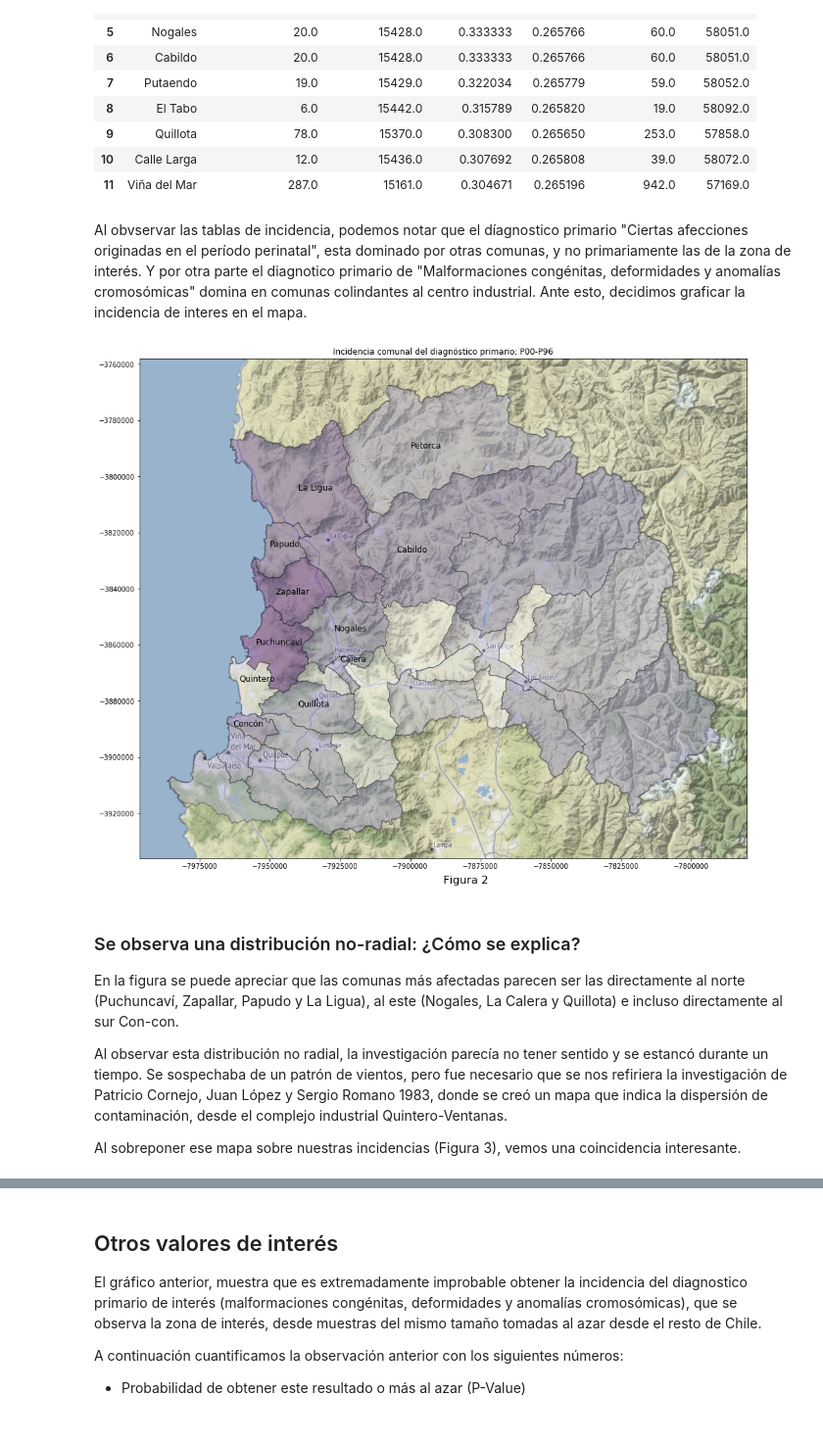
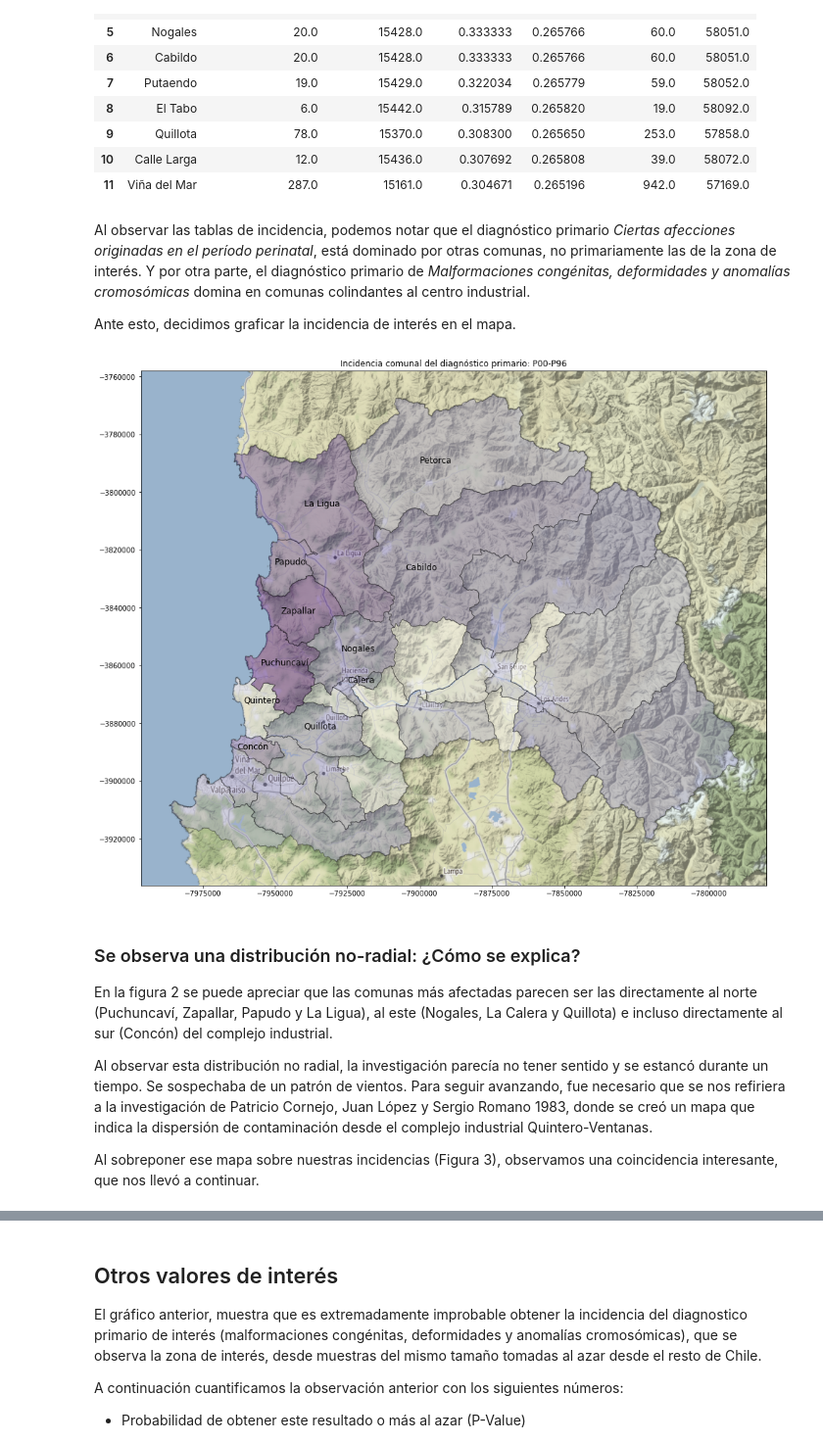
Before and after one commit to verasativa/zonacritica, a Jupyter notebook: readme.ipynb, the cells around one changed output, grey strips where cells are left out. Shown at 98% size. Drawn from its saved outputs; the diff is of its cells as text; code cells hidden in the pictures.

```diff
--- a/readme.ipynb
+++ b/readme.ipynb
@@ -218,8 +228,9 @@ for codigo_diagnostico in list(tablas):
         f.write('### {} ({})\n\n'.format(cie10.loc[codigo_diagnostico].description, codigo_diagnostico))
         f.write(tabulate(tablas[codigo_diagnostico], headers=header, tablefmt='github'))
 # %% [markdown]
-Al obvservar las tablas de incidencia, podemos notar que el díagnostico primario "Ciertas afecciones originadas en el período perinatal", esta dominado por otras comunas, y no primariamente las de la zona de interés. Y por otra parte el diagnotico primario de "Malformaciones congénitas, deformidades y anomalías cromosómicas" domina en comunas colindantes al centro industrial.
-Ante esto, decidimos graficar la incidencia de interes en el mapa.
+Al observar las tablas de incidencia, podemos notar que el diagnóstico primario _Ciertas afecciones originadas en el período perinatal_, está dominado por otras comunas, no primariamente las de la zona de interés. Y por otra parte, el diagnóstico primario de _Malformaciones congénitas, deformidades y anomalías cromosómicas_ domina en comunas colindantes al centro industrial.
+
+Ante esto, decidimos graficar la incidencia de interés en el mapa.
 # %%
 %matplotlib inline
 
@@ -282,44 +293,45 @@ geo_comunas = geo_comunas.query('NOM_COM in @comunas_mapa')
 geo_incidencia = geo_comunas.merge(incidencia_comunas, how='left', on='NOM_COM')
 geo_incidencia = geo_incidencia.to_crs({'init': 'epsg:3857'})
 ax = geo_incidencia.plot(column='Taza comuna', figsize=(16,20), alpha=0.4, edgecolor='k', cmap='Purples')
-ax.annotate("Figura 2", (0,0), xycoords='axes fraction', xytext=(.5, -.05), textcoords='axes fraction', fontsize=16)
+# moved to LaTeX
+#ax.annotate("Figura 2", (0,0), xycoords='axes fraction', xytext=(.5, -.05), textcoords='axes fraction', fontsize=16)
 add_basemap(ax, zoom=10)
 plt.title(title)
 
 comunas_en_mapa = {
     'La Ligua': (-7940000, -3805000),
     'Papudo': (-7950000, -3825000),
     'Zapallar': (-7948000, -3842000),
     'Puchuncaví': (-7955000, -3860000),
     'Quintero': (-7961000,-3873000),
     'Concón': (-7963000,-3889000),
     'Petorca': (-7900000, -3790000),
     'Cabildo': (-7905000, -3827000),
     'Nogales': (-7927000, -3855000),
     'Calera': (-7925000, -3866000),
     'Quillota': (-7940000, -3882000),
 }
 for comuna, coordenadas in comunas_en_mapa.items():
     ax.annotate(comuna, coordenadas, xytext=coordenadas, fontsize=12)
 
 plt.savefig(file_name, bbox_inches='tight')
 plt.show()
 plt.close()
 
 # Data frame
 #print(title)
 #incidencia_comunas_friendly = incidencia_comunas.sort_values('Taza comuna', ascending=False).reset_index(drop=True).drop(columns='NOM_COM').reindex(fila.keys(), axis=1)
 #display(incidencia_comunas_friendly)
 # %% [output]
-[figure, old version]
+[figure, new version]
 # %% [markdown]
 ### Se observa una distribución no-radial: ¿Cómo se explica?
 
-En la figura se puede apreciar que las comunas más afectadas parecen ser las directamente al norte (Puchuncaví, Zapallar, Papudo y La Ligua), al este (Nogales, La Calera y Quillota) e incluso directamente al sur Con-con.
+En la figura 2 se puede apreciar que las comunas más afectadas parecen ser las directamente al norte (Puchuncaví, Zapallar, Papudo y La Ligua), al este (Nogales, La Calera y Quillota) e incluso directamente al sur (Concón) del complejo industrial.
 
-Al observar esta distribución no radial, la investigación parecía no tener sentido y se estancó durante un tiempo. Se sospechaba de un patrón de vientos, pero fue necesario que se nos refiriera la investigación de Patricio Cornejo, Juan López y Sergio Romano 1983, donde se creó un mapa que indica la dispersión de contaminación, desde el complejo industrial Quintero-Ventanas.
+Al observar esta distribución no radial, la investigación parecía no tener sentido y se estancó durante un tiempo. Se sospechaba de un patrón de vientos. Para seguir avanzando, fue necesario que se nos refiriera a la investigación de Patricio Cornejo, Juan López y Sergio Romano 1983, donde se creó un mapa que indica la dispersión de contaminación desde el complejo industrial Quintero-Ventanas.
 
-Al sobreponer ese mapa sobre nuestras incidencias (Figura 3), vemos una coincidencia interesante.
+Al sobreponer ese mapa sobre nuestras incidencias (Figura 3), observamos una coincidencia interesante, que nos llevó a continuar.
 # %%
 import matplotlib.pyplot as plt
 
```
Also changed, not shown: parts of 14 cells of this notebook, 8 other files.
